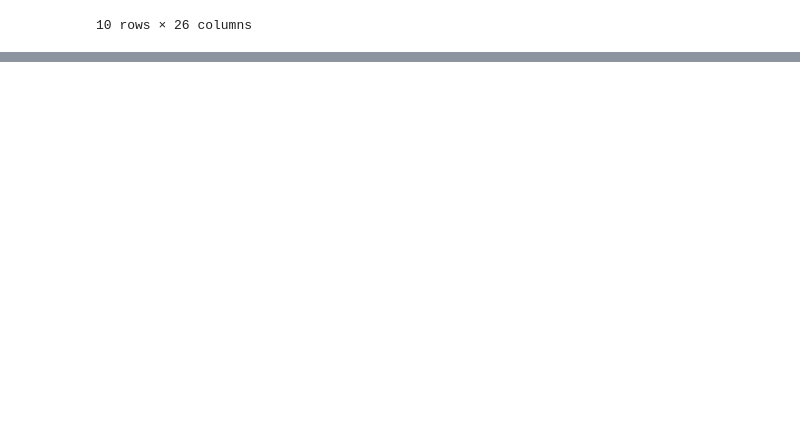
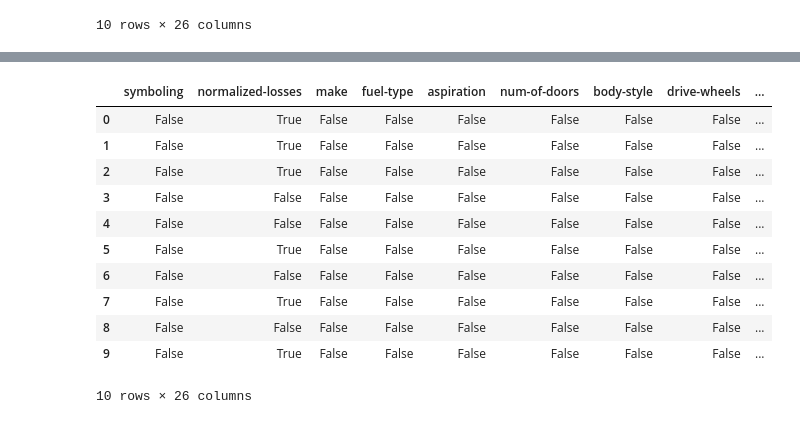
Before and after one commit to Estafy/MachineLearning, a Jupyter notebook: UNIDAD1/Practica_1.ipynb, the cells around one changed output, grey strips where cells are left out. Drawn from its saved outputs; the diff is of its cells as text; code cells hidden in the pictures; blank space fills up the shorter version.

```diff
--- a/UNIDAD1/Practica_1.ipynb
+++ b/UNIDAD1/Practica_1.ipynb
@@ -16,7 +16,7 @@ import matplotlib.pyplot as plt
 from matplotlib import pyplot
 import numpy as np
 # %%
-autos = pd.read_excel("AutosDatosSucios.csv.xlsx")
+autos = pd.read_csv("/content/AutosDatosSucios.csv")
 display(autos.head(10))
 # %% [output]
 |  | symboling | normalized-losses | make | fuel-type | aspiration | num-of-doors | body-style | drive-wheels | ... |
@@ -33,0 +85,16 @@ display(autos.head(10))
+# %%
+valores_perdidos = autos.isnull()
+valores_perdidos.head(10)
+# %% [output]
+|  | symboling | normalized-losses | make | fuel-type | aspiration | num-of-doors | body-style | drive-wheels | ... |
+| 0 | False | True | False | False | False | False | False | False | ... |
+| 1 | False | True | False | False | False | False | False | False | ... |
+| 2 | False | True | False | False | False | False | False | False | ... |
+| 3 | False | False | False | False | False | False | False | False | ... |
+| 4 | False | False | False | False | False | False | False | False | ... |
+| 5 | False | True | False | False | False | False | False | False | ... |
+| 6 | False | False | False | False | False | False | False | False | ... |
+| 7 | False | True | False | False | False | False | False | False | ... |
+| 8 | False | False | False | False | False | False | False | False | ... |
+| 9 | False | True | False | False | False | False | False | False | ... |
+10 rows × 26 columns
```
Also changed, not shown: parts of 30 cells of this notebook.
